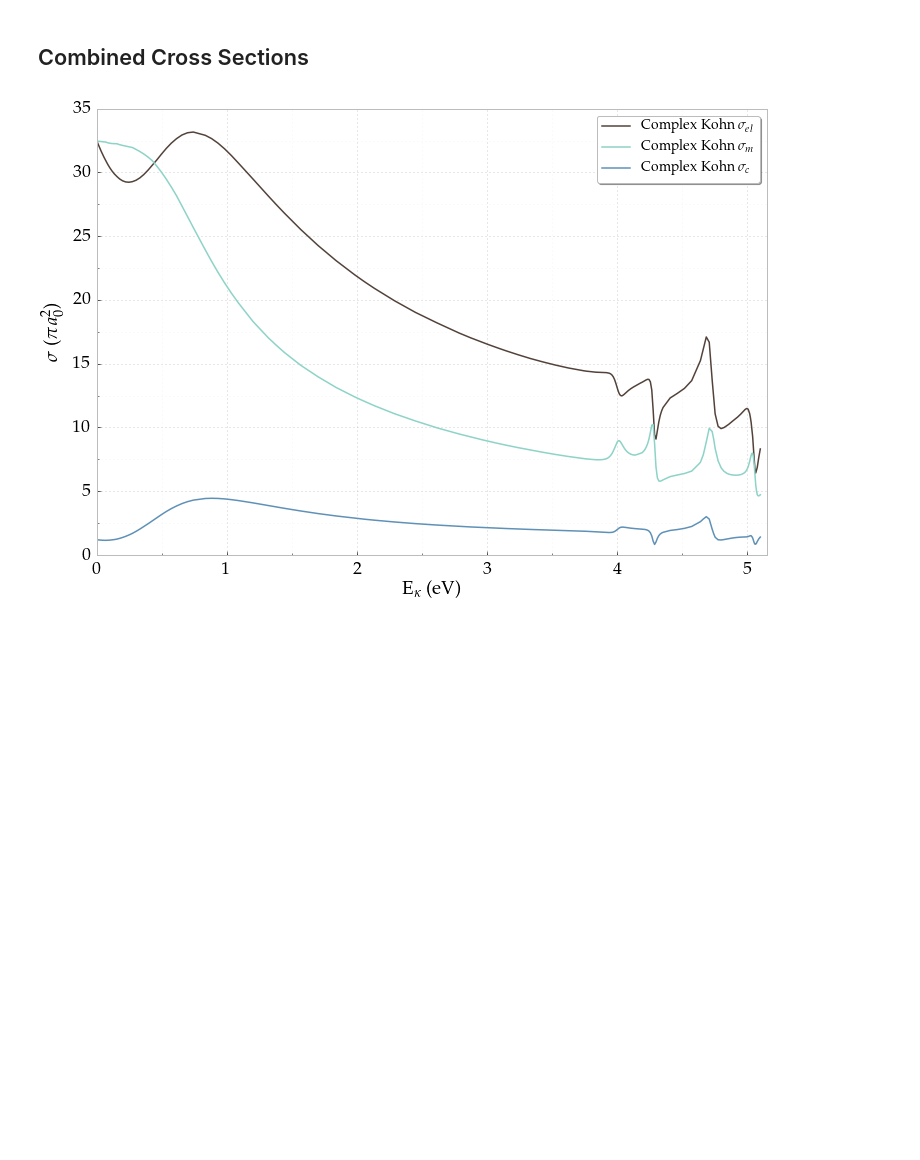
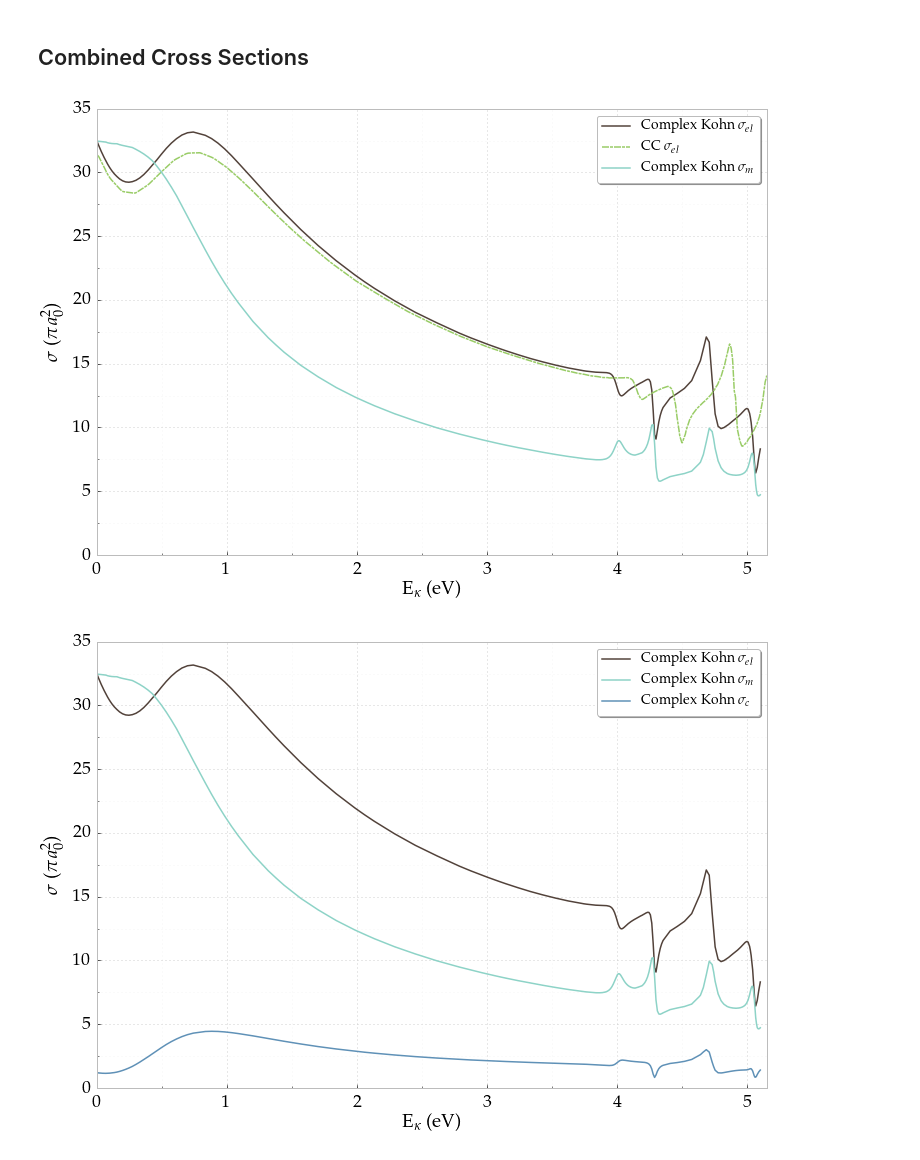
Before and after one commit to DentonW/Papers, a Jupyter notebook: Dissertation/IPython/Dissertation.ipynb, the cells around one changed output. Saved outputs shown, nothing was run; the diff lists cells and outputs as text; code cells hidden in the pictures; blank space fills up the shorter version.

```diff
--- a/Dissertation/IPython/Dissertation.ipynb
+++ b/Dissertation/IPython/Dissertation.ipynb
@@ -1829,6 +1831,28 @@ pyplot.show()
 [figure]
 # %% [markdown]
 ## Combined Cross Sections
+# %%
+colors = ('#52423A', "#8dd3c7", '#5F91B7')
+
+pyplot.plot(df['E'], df['Cross'], marker='.', markersize=0.01, label=r'Complex Kohn $\sigma_{el}$', color=colors[0])
+line, = pyplot.plot(datanpt[0], datanpt[1], label=r'CC $\sigma_{el}', color='#99CC66')
+line.set_dashes([7, 1, 3, 1])  # 7 points on, 1 point off, 3 points on, 1 point off
+
+pyplot.plot(ktoE(kappasub), mom_cross, plotsty[1], marker='.', markersize=0.01, label=r'Complex Kohn $\sigma_{m}$', color=colors[1])
+#line, = pyplot.plot(ktoE(datanpth[0]), datanpth[1]/pi, label=r'SE $\sigma_{m}$', color=colors[1])
+#line.set_dashes([7, 1, 3, 1])
+
+pyplot.xlabel(r"${\rm{E}}_{\kappa}$ (eV)")
+pyplot.ylabel(r"$\sigma$ ($\pi a_0^2$)")
+
+pyplot.legend()
+pyplot.xlim([0,5.15])
+pyplot.ylim([0,35])
+FixPlot(plt)
+pyplot.savefig("cross-section-comparisons.pdf", bbox_inches='tight')
+pyplot.show()
+# %% [output]
+[figure, added]
 # %%
 colors = ('#52423A', "#8dd3c7", '#5F91B7')
 
```
Also changed, not shown: parts of 4 cells of this notebook, 13 other files.
